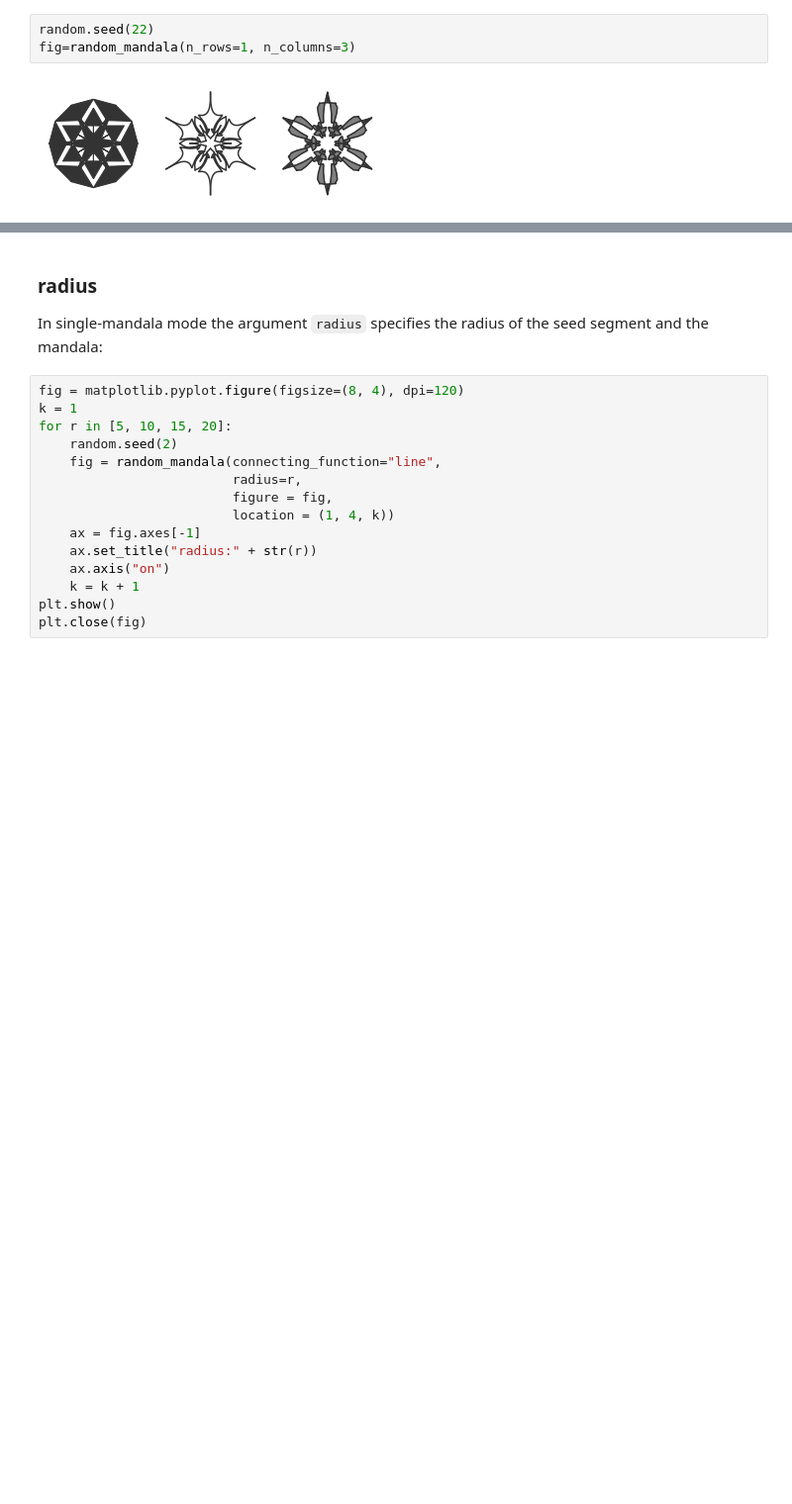
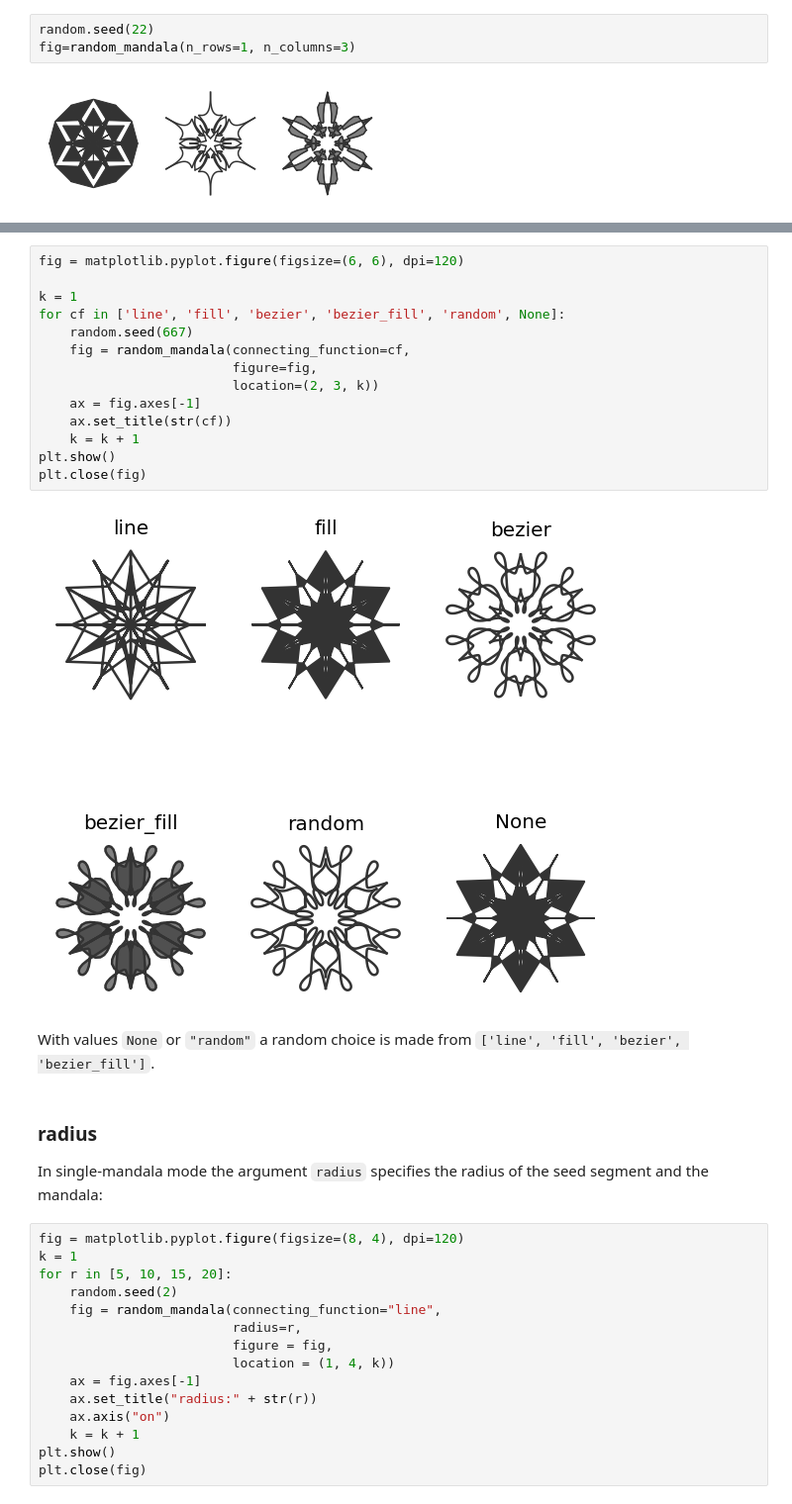
Before and after one commit to antononcube/Python-packages, a Jupyter notebook: RandomMandala/docs/RandomMandala-usage-examples.ipynb, the cells around one changed output, grey strips where cells are left out. Shown at 99% size. Cells and saved outputs as stored; diff of their text form; blank space fills up the shorter version.

```diff
--- a/RandomMandala/docs/RandomMandala-usage-examples.ipynb
+++ b/RandomMandala/docs/RandomMandala-usage-examples.ipynb
@@ -120,3 +124,21 @@ fig=random_mandala(n_rows=1, n_columns=3)
+# %%
+fig = matplotlib.pyplot.figure(figsize=(6, 6), dpi=120)
+
+k = 1
+for cf in ['line', 'fill', 'bezier', 'bezier_fill', 'random', None]:
+    random.seed(667)
+    fig = random_mandala(connecting_function=cf,
+                         figure=fig,
+                         location=(2, 3, k))
+    ax = fig.axes[-1]
+    ax.set_title(str(cf))
+    k = k + 1
+plt.show()
+plt.close(fig)
+# %% [output]
+[figure, added]
+# %% [markdown]
+With values `None` or `"random"` a random choice is made from `['line', 'fill', 'bezier', 'bezier_fill']`.
 # %% [markdown]
 ### radius
 
```
Also changed, not shown: parts of 11 cells of this notebook, 3 other files.
